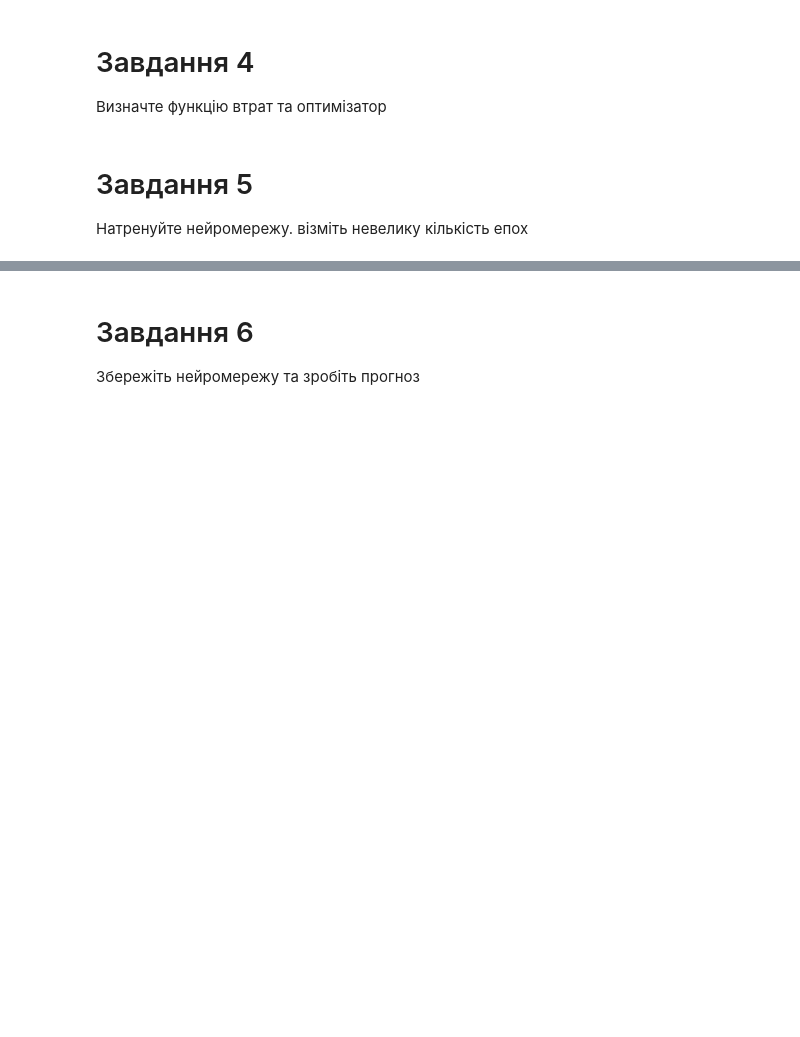
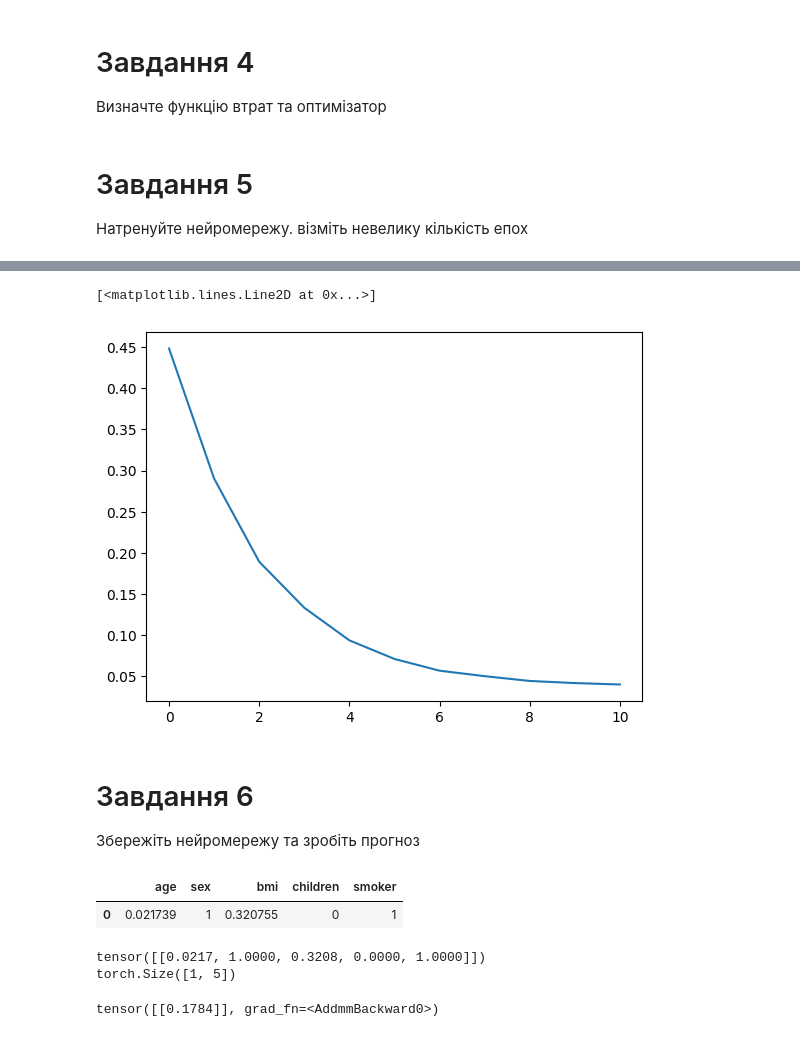
Before and after one commit to shaya-686/AI, a Jupyter notebook: ДЗ_12.ipynb, the cells around one changed output, grey strips where cells are left out. Drawn from its saved outputs; the diff is of its cells as text; code cells hidden in the pictures; blank space fills up the shorter version.

```diff
--- a/ДЗ_12.ipynb
+++ b/ДЗ_12.ipynb
@@ -31,3 +31,7 @@ df.head()
 # %% [markdown]
 # Завдання 1
 Створіть клас Dataset
+# %%
+import torch
+device = "cuda" if torch.cuda.is_available() else "cpu"
+torch.set_default_device(device)
@@ -34,6 +59,14 @@ df.head()
 # %% [markdown]
 # Завдання 2
 Створіть DataLoader. Перевірте розміри даних в першому пакеті. Розмір пакетів оберіть самостійно
+# %%
+from torch.utils.data import DataLoader
+
+batch_size = 128
+dataloader = DataLoader(dataset,  # датасет з даними
+                        batch_size=batch_size,  # кількість даних в одному пакеті
+                        shuffle=True,  # чи треба перемішувати дані
+                        generator=torch.Generator(device=device)) # підключення до процесора)
 # %% [markdown]
 # Завдання 3
 Створіть нейромережу:
@@ -43,6 +97,35 @@ df.head()
 # %% [markdown]
 # Завдання 4
 Визначте функцію втрат та оптимізатор
+# %%
+# Функція втрат середньоквадратичної помилки (MSE) для регресії
+loss_fn = nn.MSELoss()
+
+# Оптимізатор (SGD) для оновлення ваг моделі
+optimizer = torch.optim.SGD(model.parameters(), lr=0.01)
 # %% [markdown]
 # Завдання 5
 Натренуйте нейромережу. візміть невелику кількість епох
+# %%
+import numpy as np
+
+num_epochs = 11
+losses = []
+
+for epoch in range(num_epochs):
+  losses_ = []
+  for X_batch, y_batch in dataloader:
+        # пряме пошерення
+        y_pred = model(X_batch)
+        loss = loss_fn(y_pred, y_batch)
+        losses_.append(loss.item())
+
+        # Зворотнє поширення
+        loss.backward() # рахуємо градієнти
+        optimizer.step()
+        optimizer.zero_grad()
+
+  losses.append(np.mean(losses_))
+
+  if epoch % 1 == 0:
+          print(f'loss={losses[-1]}')
@@ -49,3 +144,10 @@ df.head()
+# %%
+import matplotlib.pyplot as plt
+
+plt.plot(losses)
+# %% [output]
+[<matplotlib.lines.Line2D at 0x...>]
+[figure, added]
 # %% [markdown]
 # Завдання 6
 Збережіть нейромережу та зробіть прогноз
@@ -51,0 +158,18 @@ df.head()
+# %%
+X.iloc[:1]
+# %% [output]
+|  | age | sex | bmi | children | smoker |
+| 0 | 0.021739 | 1 | 0.320755 | 0 | 1 |
+# %%
+X_data = torch.FloatTensor(X.iloc[:1].values)
+X_data = X_data.to(device)
+
+print(X_data)
+print(X_data.shape)
+# %% [output]
+tensor([[0.0217, 1.0000, 0.3208, 0.0000, 1.0000]])
+torch.Size([1, 5])
+# %%
+load_model(X_data)
+# %% [output]
+tensor([[0.1784]], grad_fn=<AddmmBackward0>)
```
Also changed, not shown: parts of 5 cells of this notebook.
